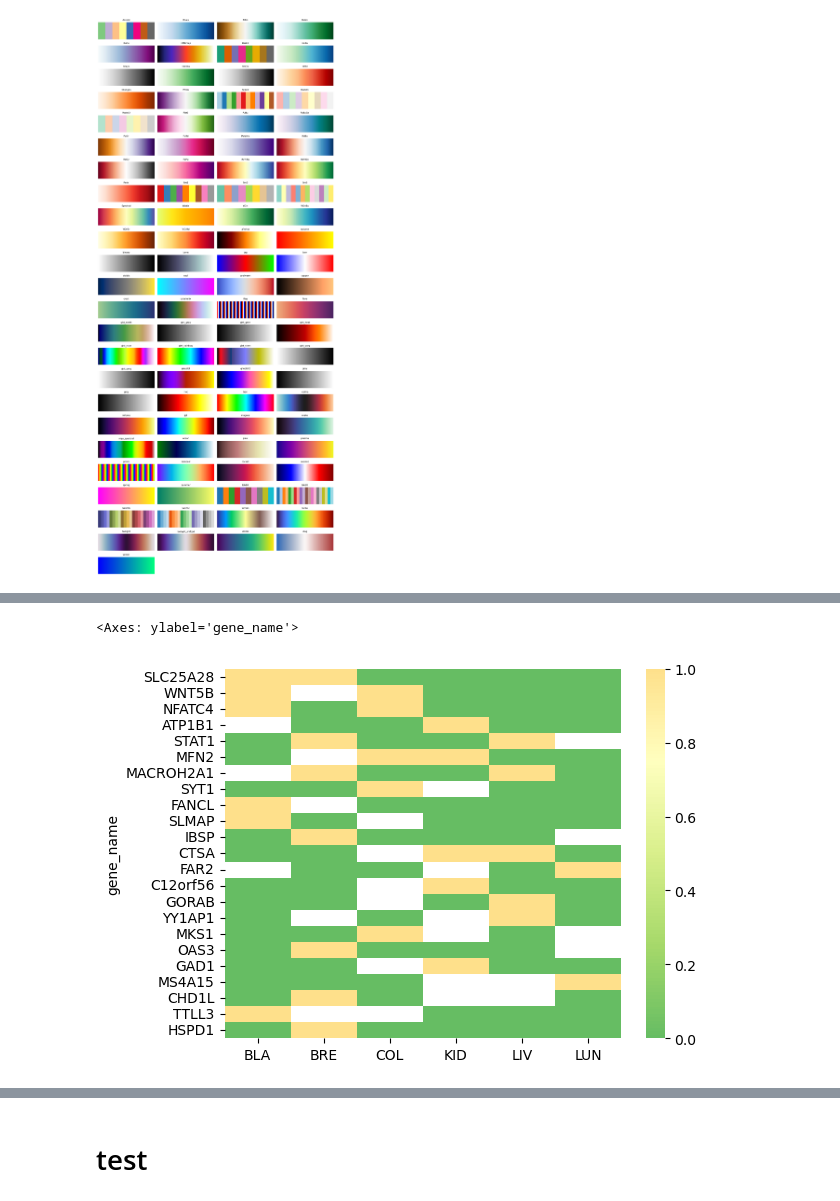
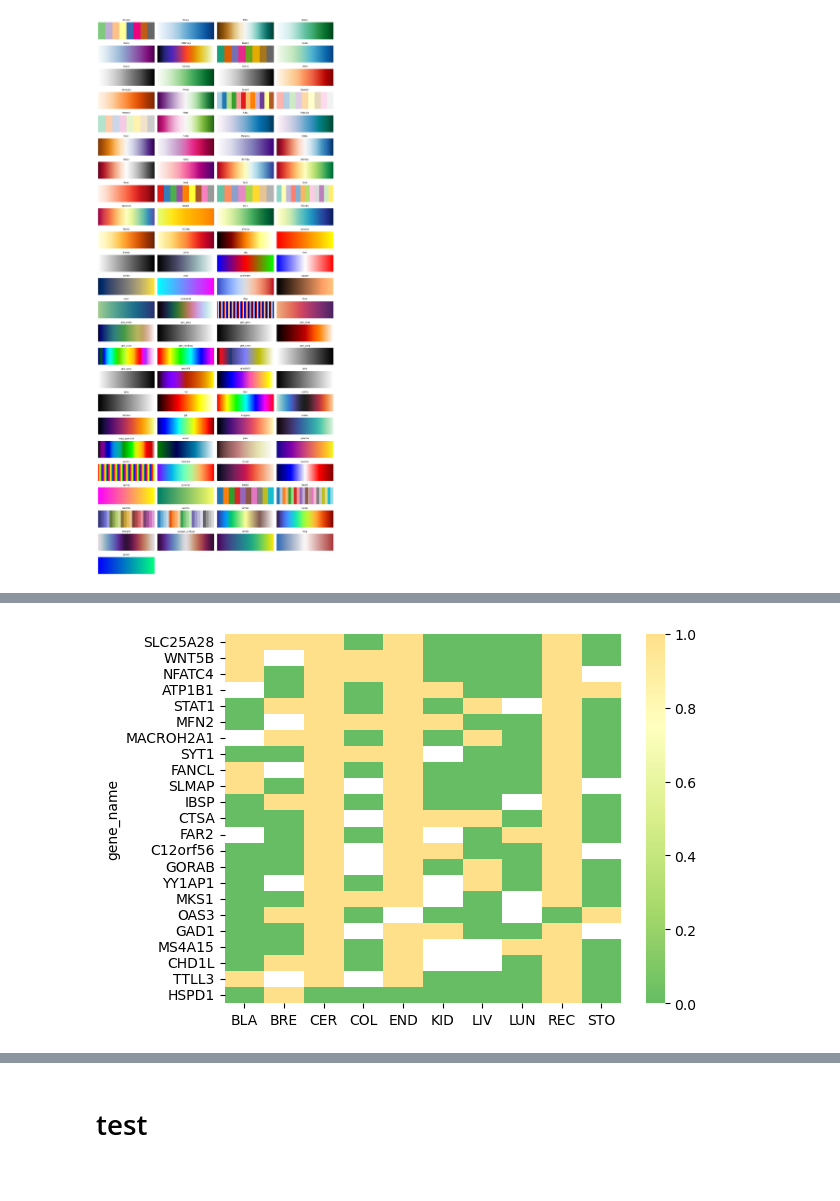
Before and after one commit to nowayfree/pan-cancer_transcriptome, a Jupyter notebook: fig3&5.ipynb, the cells around one changed output, grey strips where cells are left out. Saved outputs shown, nothing was run; the diff lists cells and outputs as text; code cells hidden in the pictures.

```diff
--- a/fig3&5.ipynb
+++ b/fig3&5.ipynb
@@ -929,7 +1143,6 @@ Name: HSPD1, dtype: object
 # %%
 # plt.figure(figsize=(5,10))
-sns.heatmap(small_type_df[['BLA','BRE','COL','KID','LIV','LUN']].drop('ENSG00000271793'),cmap=new_rdylgn)
-# plt.savefig('/data1/DYY/bambu/plot/figure6/6e.pdf',dpi=400)
+sns.heatmap(small_type_df[['BLA','BRE','CER','COL','END','KID','LIV','LUN','REC','STO']].drop('ENSG00000271793'),cmap=new_rdylgn)
+plt.savefig('/data1/DYY/bambu/plot/figure6/1217_6e.pdf',dpi=400)
 # %% [output]
-<Axes: ylabel='gene_name'>
-[figure, old version]
+[figure, new version]
```
Also changed, not shown: parts of 68 cells of this notebook, 6 other files.
